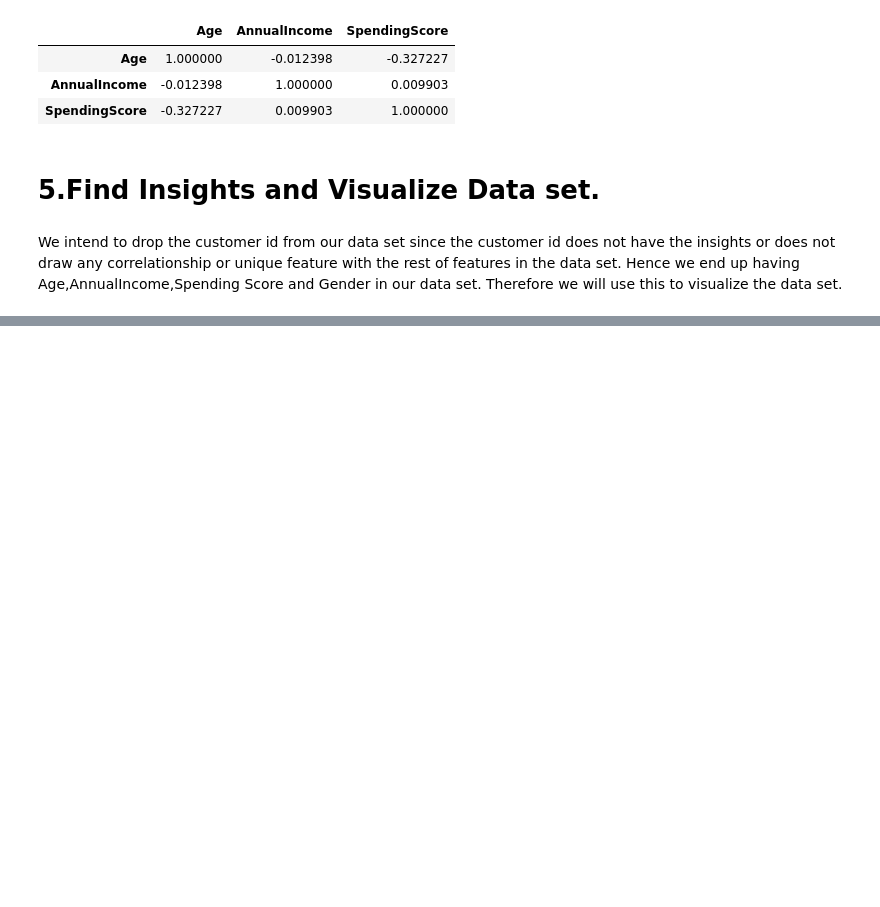
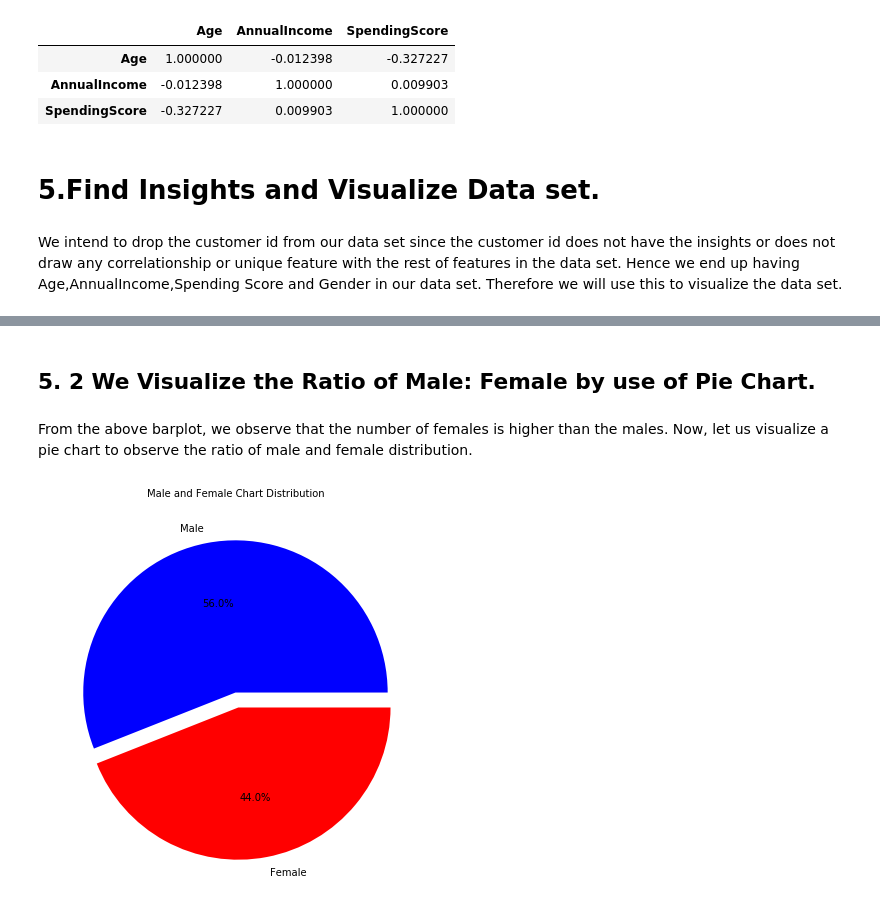
Before and after one commit to otumanelson758/Jenga-Project, a Jupyter notebook: CustomerSegmentationProject.ipynb, the cells around one changed output, grey strips where cells are left out. Drawn from its saved outputs; the diff is of its cells as text; code cells hidden in the pictures; blank space fills up the shorter version.

```diff
--- a/CustomerSegmentationProject.ipynb
+++ b/CustomerSegmentationProject.ipynb
@@ -217,0 +277,18 @@ Therefore we will use this to visualize the data set.
+# %% [markdown]
+## 5. 2 We Visualize the Ratio of Male: Female by use of Pie Chart.
+# %% [markdown]
+From the above barplot, we observe that the number of females is higher than the males. Now, let us visualize a pie chart to observe the ratio of male and female distribution.
+# %%
+# we now match label on data set gender..assign blue to male and red to female
+labels=Data.Gender.unique()
+colors=['blue','red']
+explode=[0,0.1]
+values=Data.Gender.value_counts().values
+
+#We now carry out the visualization
+plt.figure(figsize=(7,7))
+plt.pie(values,explode=explode,labels=labels,colors=colors,autopct='%1.1f%%')
+plt.title('Male and Female Chart Distribution',color='black',fontsize=10)
+plt.show()
+# %% [output]
+[figure, added]
```
Also changed, not shown: parts of 43 cells of this notebook.
